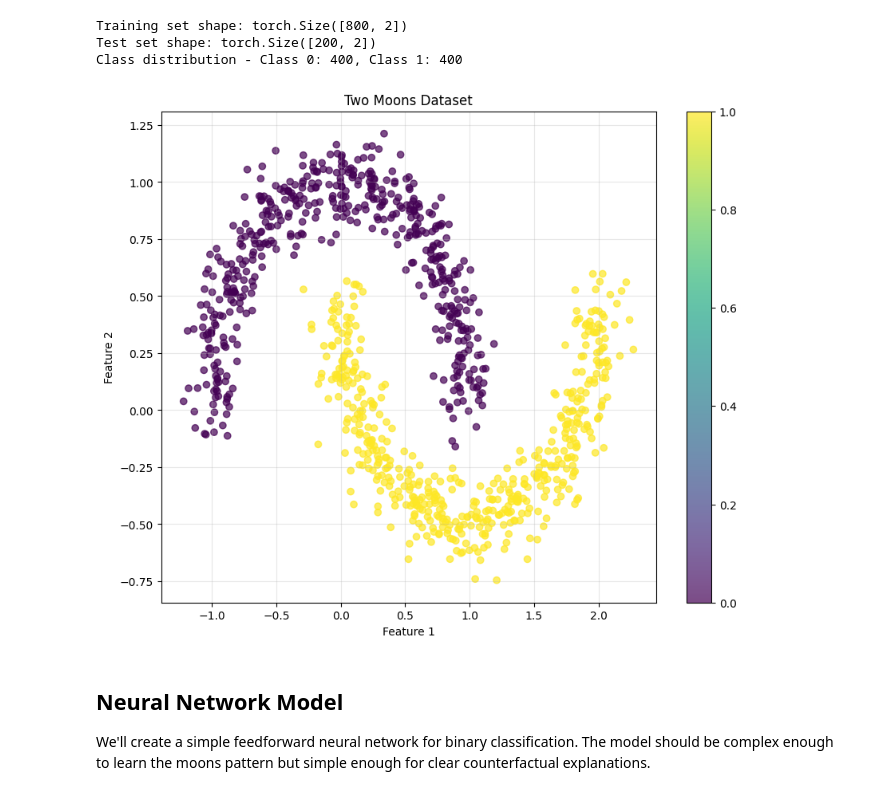
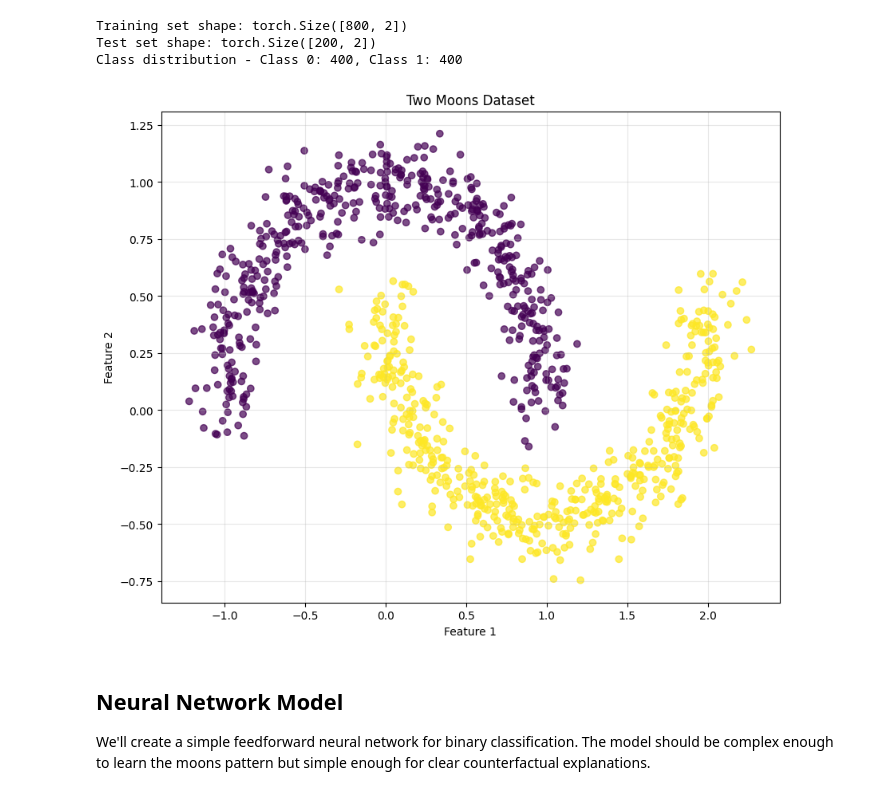
Before and after one commit to LukiLenkiewicz/ML-in-PL-counterfactuals, a Jupyter notebook: notebooks/wachter.ipynb, the cells around one changed output. Saved outputs shown, nothing was run; the diff lists cells and outputs as text; code cells hidden in the pictures.

```diff
--- a/notebooks/wachter.ipynb
+++ b/notebooks/wachter.ipynb
@@ -132,15 +137,14 @@ Class distribution - Class 0: 400, Class 1: 400
 # %%
 # Visualize the dataset
 plt.figure(figsize=(10, 8))
-scatter = plt.scatter(X[:, 0], X[:, 1], c=y, cmap='viridis', alpha=0.7)
-plt.colorbar(scatter)
-plt.title('Two Moons Dataset')
-plt.xlabel('Feature 1')
-plt.ylabel('Feature 2')
+scatter = plt.scatter(X[:, 0], X[:, 1], c=y, cmap="viridis", alpha=0.7)
+plt.title("Two Moons Dataset")
+plt.xlabel("Feature 1")
+plt.ylabel("Feature 2")
 plt.grid(True, alpha=0.3)
 plt.show()
 # %% [output]
-[figure, old version]
+[figure, new version]
 # %% [markdown]
 ## Neural Network Model
 
```
Also changed, not shown: parts of 9 cells of this notebook, 10 other files.
